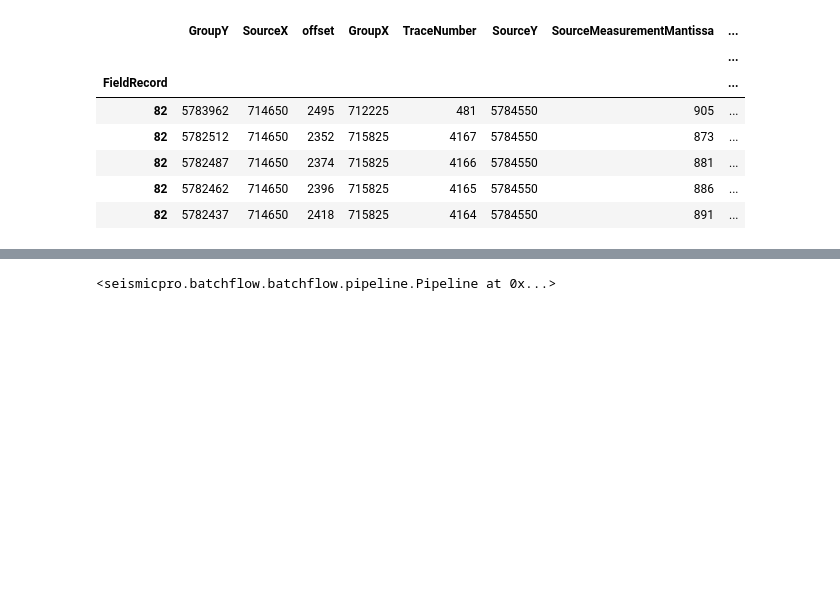
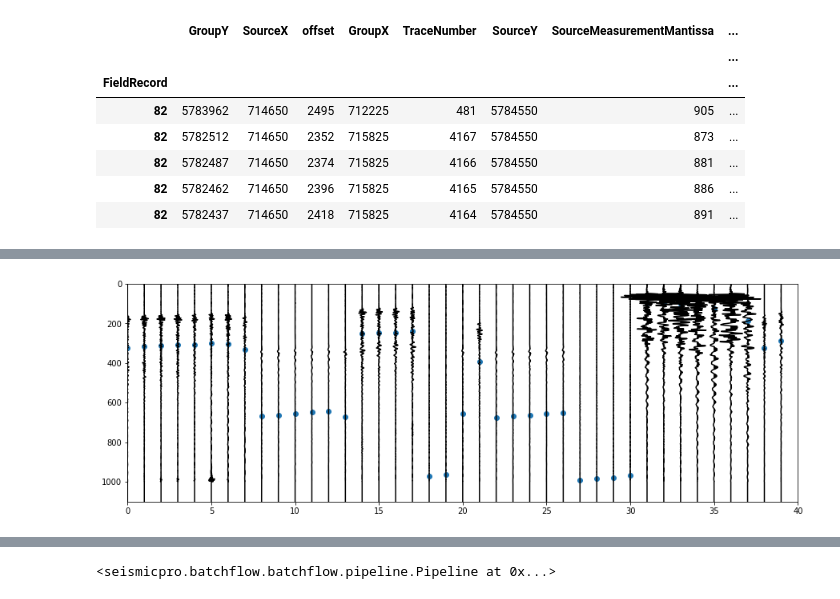
Before and after one commit to janwillembuist/SeismicPro, a Jupyter notebook: tutorials/metrics_map_pipeline.ipynb, the cells around one changed output, grey strips where cells are left out. Drawn from its saved outputs; the diff is of its cells as text; code cells hidden in the pictures; blank space fills up the shorter version.

```diff
--- a/tutorials/metrics_map_pipeline.ipynb
+++ b/tutorials/metrics_map_pipeline.ipynb
@@ -68,0 +92,7 @@ pipeline = (dataset.p
+# %%
+bad = np.where(np.abs(phase_along_pick) > 1)
+# %%
+pts = (range(len(batch.picking[0][bad])) ,batch.picking[0][bad])
+seismic_plot(batch.raw[0][bad], cmap='gray', wiggle=True, figsize=(15, 5), std=0.1, pts=pts)
+# %% [output]
+[figure, added]
```
Also changed, not shown: parts of 7 cells of this notebook.
